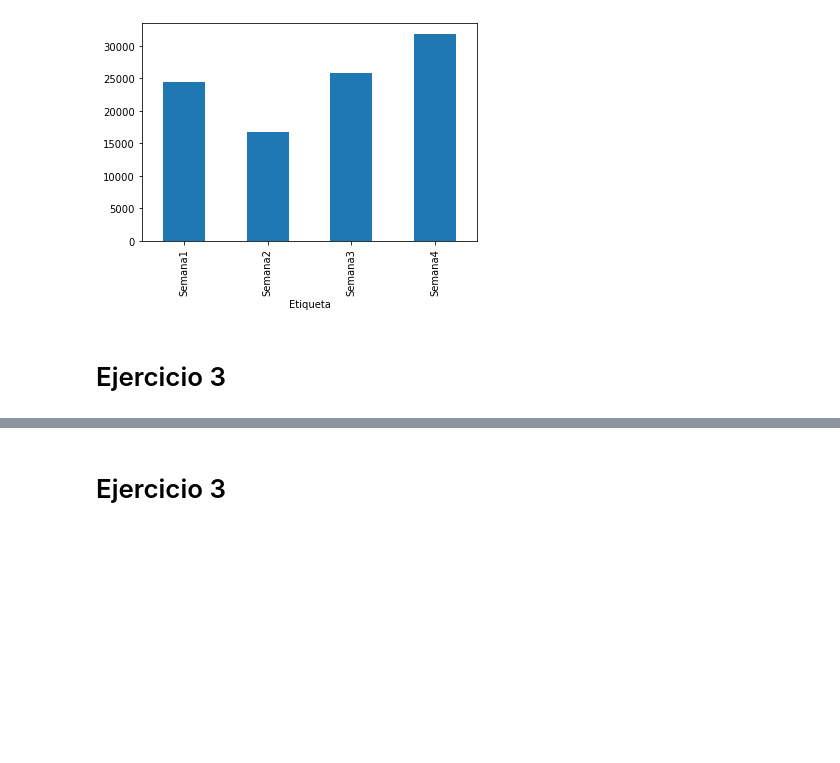
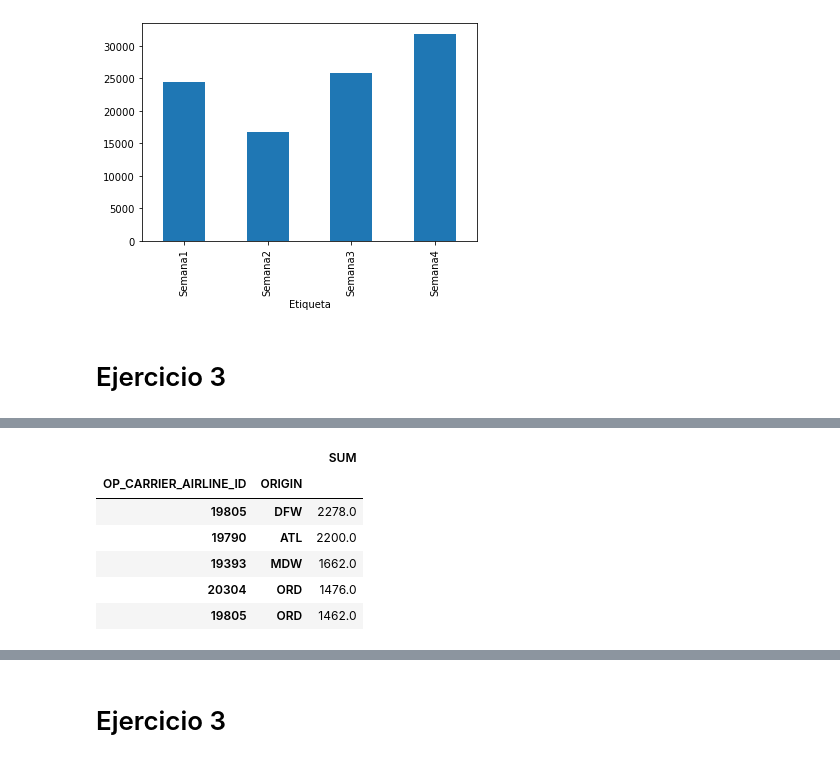
Before and after one commit to roig7/Practicamining1, a Jupyter notebook: LAB01-GRUPORoigChavarri/Practica2Vuelos.ipynb, the cells around one changed output, grey strips where cells are left out. Saved outputs shown, nothing was run; the diff lists cells and outputs as text; code cells hidden in the pictures; blank space fills up the shorter version.

```diff
--- a/LAB01-GRUPORoigChavarri/Practica2Vuelos.ipynb
+++ b/LAB01-GRUPORoigChavarri/Practica2Vuelos.ipynb
@@ -172,0 +118,16 @@ var_y
+# %%
+#Sumamos la columna DEP_DEL15 segun la compañia y el origen
+#Sumando esta columna obtenemos el numero de veces que la compañia ha tenido retrasos segun el origen
+ej3= data.groupby(['OP_CARRIER_AIRLINE_ID', 'ORIGIN']).agg(SUM=('DEP_DEL15', 'sum'))
+ej31=pd.DataFrame(ej3)
+#5 compañías con mas problemas con respecto al aeropuerto de origen
+var=ej31.nlargest(5, 'SUM')
+var
+# %% [output]
+|  |  | SUM |
+| OP_CARRIER_AIRLINE_ID | ORIGIN |  |
+| 19805 | DFW | 2278.0 |
+| 19790 | ATL | 2200.0 |
+| 19393 | MDW | 1662.0 |
+| 20304 | ORD | 1476.0 |
+| 19805 | ORD | 1462.0 |
```
Also changed, not shown: parts of 13 cells of this notebook.
